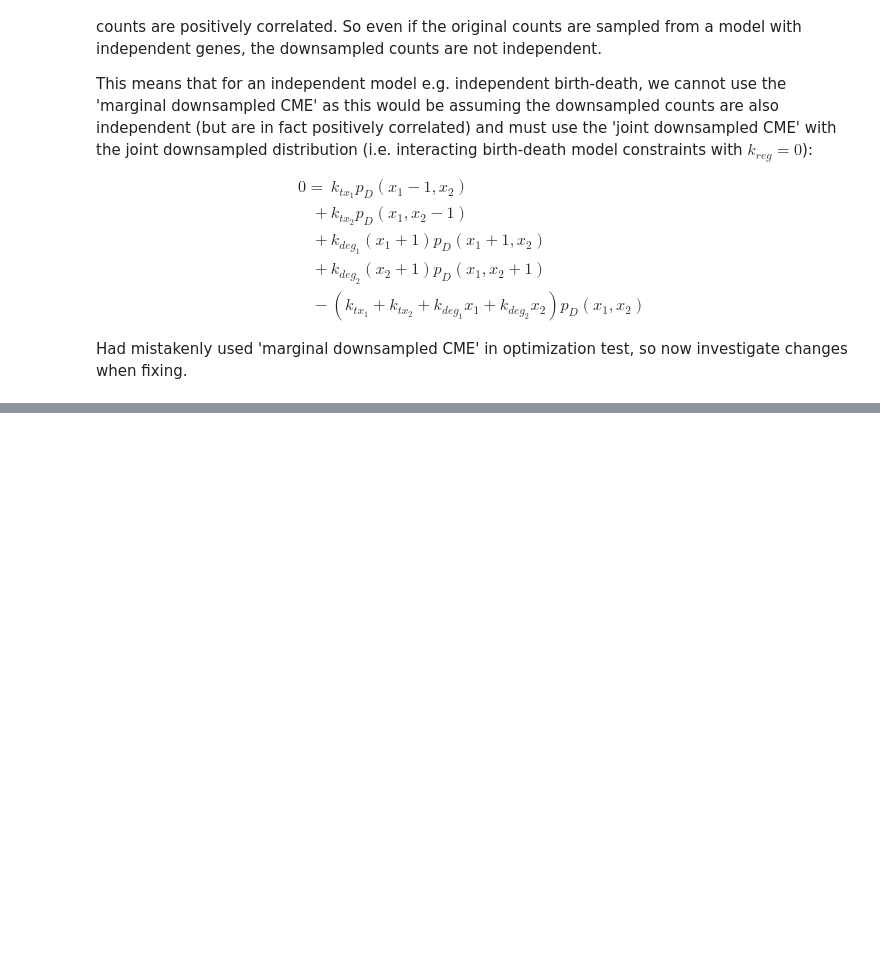
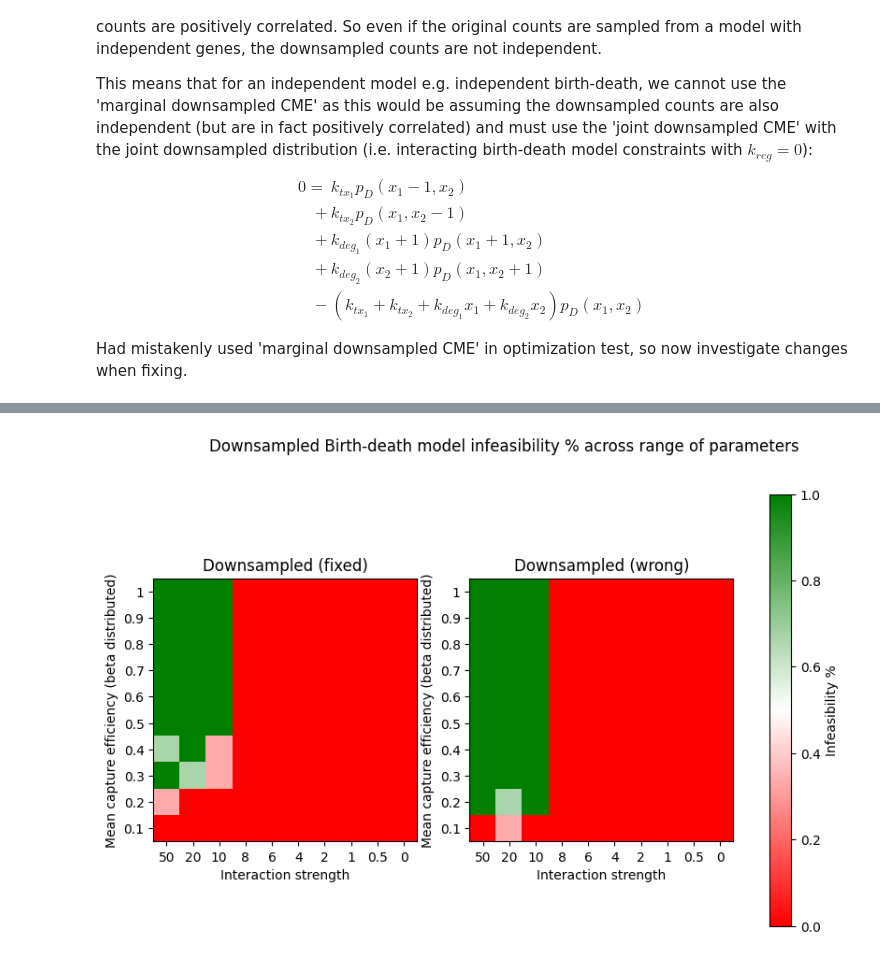
Before and after one commit to willjgh/M5R, a Jupyter notebook: Interaction/Observed-Scale/independence_fixes.ipynb, the cells around one changed output, grey strips where cells are left out. Drawn from its saved outputs; the diff is of its cells as text; code cells hidden in the pictures; blank space fills up the shorter version.

Commit message:
Only slight decrease in performance when removing false assumption of downsampled independence for independent original models

```diff
--- a/Interaction/Observed-Scale/independence_fixes.ipynb
+++ b/Interaction/Observed-Scale/independence_fixes.ipynb
@@ -1,3 +10,5 @@
+# %%
+rng = np.random.default_rng(3)
 # %% [markdown]
 # Downsamled optimization: Independent models
 
@@ -18,0 +37,9 @@ Had mistakenly used 'marginal downsampled CME' in optimization test, so now inve
+# %%
+# simulate sample
+data = simulation.simulate_dataset_range_BD(
+    name = "test",
+    interaction_values = [5, 4.5, 4, 3.5, 3, 2.5, 2, 1.5, 1, 0.5, 0],
+    cells = 1000,
+    rate = 1,
+    tqdm_disable = False
+)
@@ -18,0 +216,12 @@ Had mistakenly used 'marginal downsampled CME' in optimization test, so now inve
+# %%
+# gridtest ranges
+mean_capture_values = [1, 0.9, 0.8, 0.7, 0.6, 0.5, 0.4, 0.3, 0.2, 0.1]
+interaction_values = [50, 20, 10, 8, 6, 4, 2, 1, 0.5, 0]
+runs = 3
+
+# parameters
+rate = 5
+cells = 1000
+
+# gridtest
+result_array_new, result_array_old = gridtest(mean_capture_values, interaction_values, runs, rate)
@@ -18,0 +239,5 @@ Had mistakenly used 'marginal downsampled CME' in optimization test, so now inve
+# %%
+# plot
+plot_gridtest(result_array_new, result_array_old, mean_capture_values, interaction_values)
+# %% [output]
+[figure, added]
```
Also changed, not shown: parts of 11 cells of this notebook.
